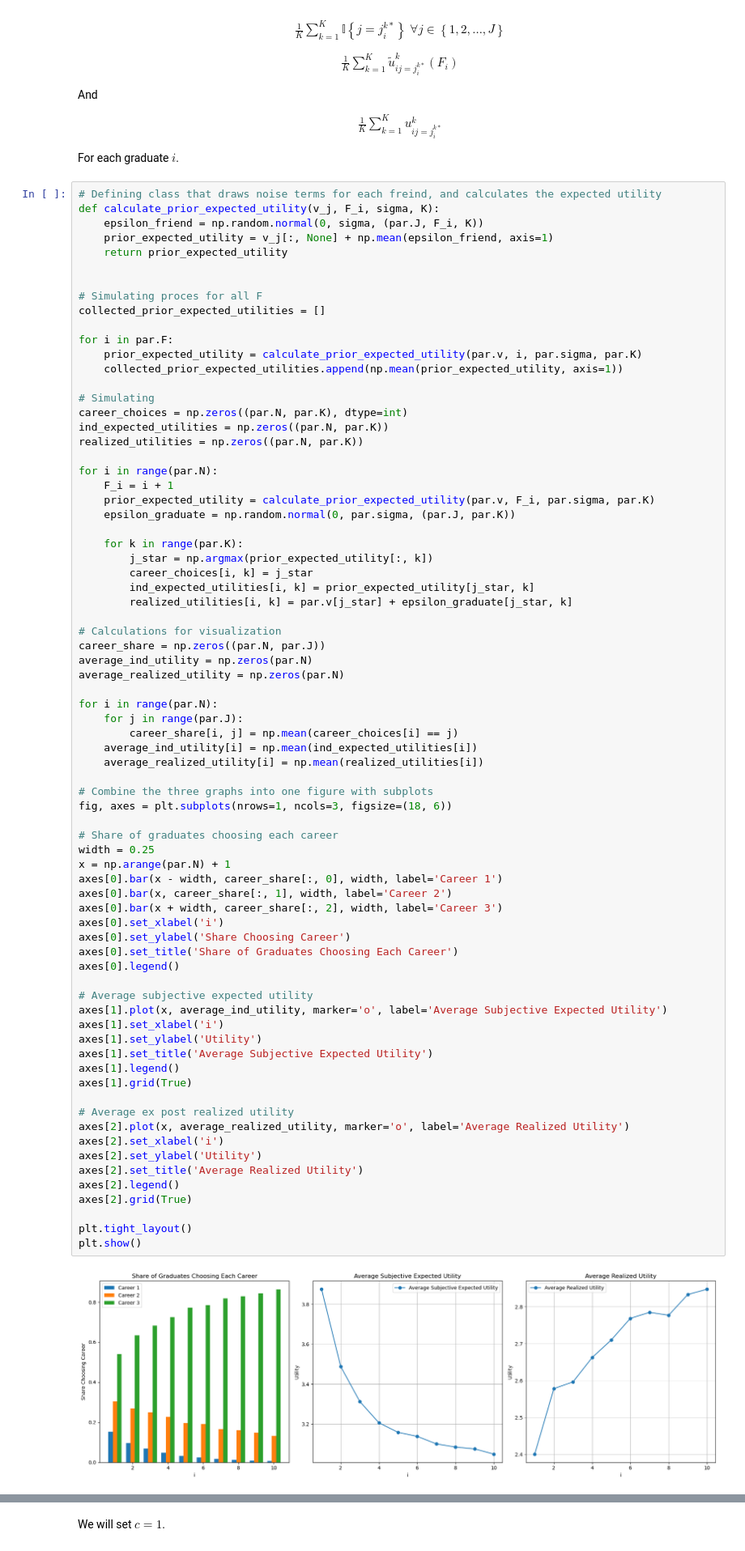
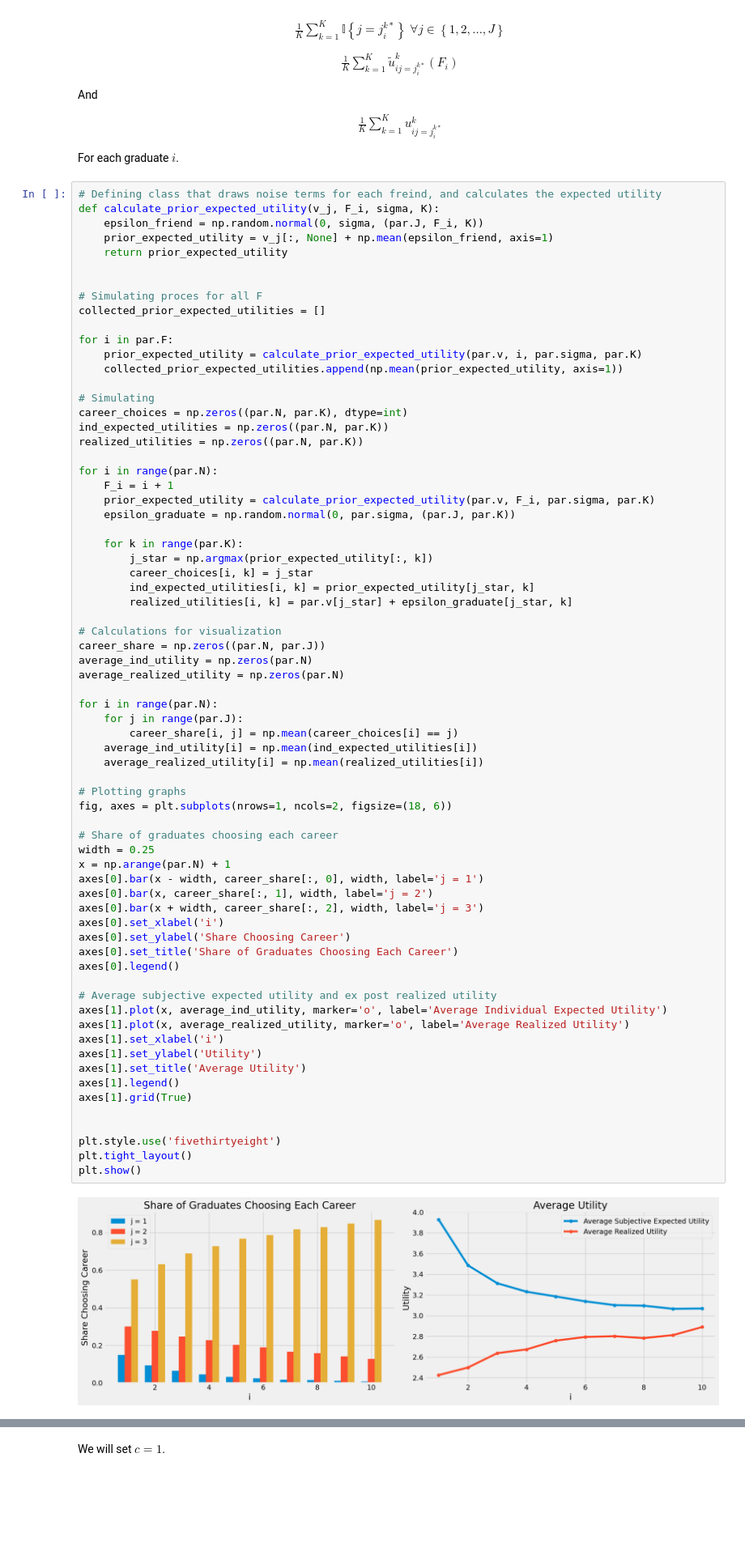
Before and after one commit to NumEconCopenhagen/projects-2024-a-j, a Jupyter notebook: examproject/exam_2024.ipynb, the cells around one changed output, grey strips where cells are left out. Shown: that part at 81% size. Cells and saved outputs as stored; diff of their text form; blank space fills up the shorter version.

```diff
--- a/examproject/exam_2024.ipynb
+++ b/examproject/exam_2024.ipynb
@@ -321,49 +318,44 @@ for i in range(par.N):
 
 # Calculations for visualization
 career_share = np.zeros((par.N, par.J))
 average_ind_utility = np.zeros(par.N)
 average_realized_utility = np.zeros(par.N)
 
 for i in range(par.N):
     for j in range(par.J):
         career_share[i, j] = np.mean(career_choices[i] == j)
     average_ind_utility[i] = np.mean(ind_expected_utilities[i])
     average_realized_utility[i] = np.mean(realized_utilities[i])
 
-# Combine the three graphs into one figure with subplots
-fig, axes = plt.subplots(nrows=1, ncols=3, figsize=(18, 6))
+# Plotting graphs
+fig, axes = plt.subplots(nrows=1, ncols=2, figsize=(18, 6))
 
 # Share of graduates choosing each career
 width = 0.25
 x = np.arange(par.N) + 1
-axes[0].bar(x - width, career_share[:, 0], width, label='Career 1')
-axes[0].bar(x, career_share[:, 1], width, label='Career 2')
-axes[0].bar(x + width, career_share[:, 2], width, label='Career 3')
+axes[0].bar(x - width, career_share[:, 0], width, label='j = 1')
+axes[0].bar(x, career_share[:, 1], width, label='j = 2')
+axes[0].bar(x + width, career_share[:, 2], width, label='j = 3')
 axes[0].set_xlabel('i')
 axes[0].set_ylabel('Share Choosing Career')
 axes[0].set_title('Share of Graduates Choosing Each Career')
 axes[0].legend()
 
-# Average subjective expected utility
-axes[1].plot(x, average_ind_utility, marker='o', label='Average Subjective Expected Utility')
+# Average subjective expected utility and ex post realized utility
+axes[1].plot(x, average_ind_utility, marker='o', label='Average Individual Expected Utility')
+axes[1].plot(x, average_realized_utility, marker='o', label='Average Realized Utility')
 axes[1].set_xlabel('i')
 axes[1].set_ylabel('Utility')
-axes[1].set_title('Average Subjective Expected Utility')
+axes[1].set_title('Average Utility')
 axes[1].legend()
 axes[1].grid(True)
 
-# Average ex post realized utility
-axes[2].plot(x, average_realized_utility, marker='o', label='Average Realized Utility')
-axes[2].set_xlabel('i')
-axes[2].set_ylabel('Utility')
-axes[2].set_title('Average Realized Utility')
-axes[2].legend()
-axes[2].grid(True)
 
+plt.style.use('fivethirtyeight')
 plt.tight_layout()
 plt.show()
 # %% [output]
-[figure, old version]
+[figure, new version]
 # %% [markdown]
 After a year of working in their career, the graduates learn $u^k_{ij}$ for their chosen job $j_i^{k*}$ perfectly. <br>
 The can switch to one of the two remaining careers, for which they have the same prior as before, but it will now include a switching cost of $c$ which is known.
```
Also changed, not shown: parts of 3 cells of this notebook, 1 other file.
